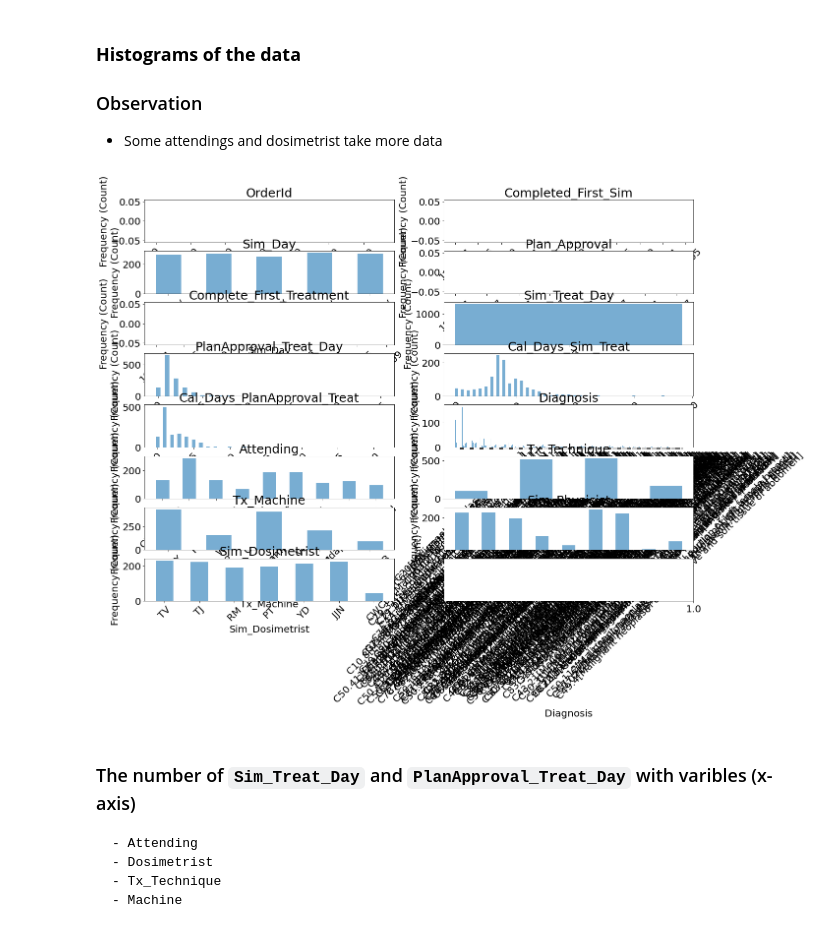
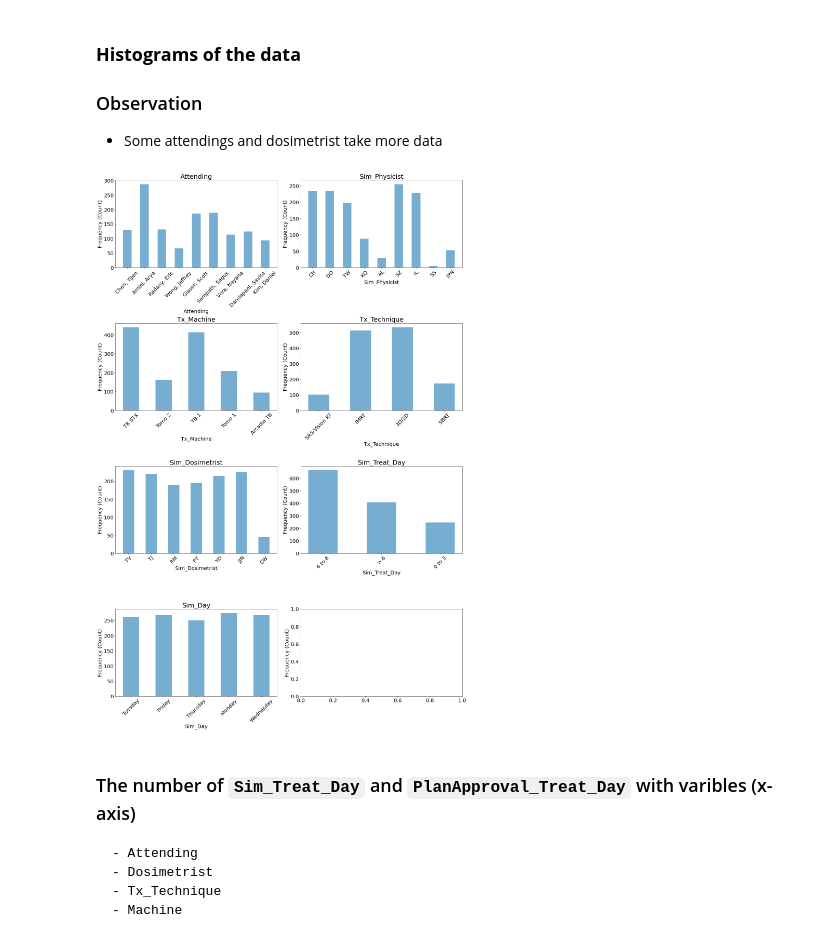
Before and after one commit to dudongsu/Clinic-Workflow-Mining, a Jupyter notebook: Workflow-Mining.ipynb, the cells around one changed output. Drawn from its saved outputs; the diff is of its cells as text; code cells hidden in the pictures.

```diff
--- a/Workflow-Mining.ipynb
+++ b/Workflow-Mining.ipynb
@@ -74,51 +74,44 @@ import matplotlib.pyplot as plt
 
 # first define a new dataframe
 df_hist = df_all_data.copy()
-
-'''
-df_hist = {
-    'Sim_Physicist': df_all_data['Sim_Physicist'].astype(str),
-    'Sim_Dosimetrist': df_all_data['Sim_Dosimetrist'].astype(str),
-    'Attending': df_all_data['Attending'].astype(str),
-    'Tx_Machine': df_all_data['Tx_Machine'].astype(str),
-    'Tx_Technique': df_all_data['Tx_Technique'].astype(str),
-    'Sim_Treat_Day': df_all_data['Sim_Treat_Day'].astype(int),
-    'Sim_Day': df_all_data['Sim_Day'].astype(str)}
-'''
+stats = ['Attending', 'Sim_Physicist', 'Tx_Machine','Tx_Technique', 'Sim_Dosimetrist', 'Sim_Treat_Day', 'Sim_Day']
+df_hist = df_hist[stats]
 
 
 # convert the 'Sim_Treat_Day' into different inverval [0,2], [3, 6], [7,]
 cond_1 = (df_hist['Sim_Treat_Day'] >= 0) & (df_hist['Sim_Treat_Day'] <= 3)
-cond_2 = df_hist['Sim_Treat_Day'] >= 4
+cond_2 = (df_hist['Sim_Treat_Day'] >= 4) & (df_hist['Sim_Treat_Day'] <= 6)
+cond_3 = df_hist['Sim_Treat_Day'] >= 7
 df_hist.loc[cond_1, 'Sim_Treat_Day'] = '0 to 3'
-df_hist.loc[cond_2 , 'Sim_Treat_Day'] = '0 to 3'
+df_hist.loc[cond_2 , 'Sim_Treat_Day'] = '4 to 6'
+df_hist.loc[cond_3 , 'Sim_Treat_Day'] = '> 6'
 
 n_att = len(df_hist.columns)
 col = 2
 row = int((n_att+1)/2)
 
 ## plot the hist
-fig, axs = plt.subplots(row,col, figsize = (20,15))
+fig, axs = plt.subplots(row,col, figsize = (20,30))
 
 for index, att in enumerate(list(df_hist.columns)):
     r = int(index/2)
     c = index%2
     axs[r,c].hist(list(df_hist[att]), bins = np.arange(len(pd.unique(list(df_hist[att])))+1)-0.5, rwidth = 0.5, alpha = 0.6)
     axs[r,c].set_title(att, fontsize = 25)
     axs[r,c].set_xlabel(att, fontsize =20)
     axs[r,c].tick_params(axis='x', labelrotation = 45)
 
 
 for ax in axs.flat:
     ax.set_ylabel('Frequency (Count)',fontsize = 20)
     ax.tick_params(axis='x', labelsize=20)
     ax.tick_params(axis='y', labelsize=20)
 
-#plt.tight_layout()
+plt.tight_layout()
 
 #plt.hist(df['Sim_Physicist'], align="right",bins = 8, rwidth = 0.5, alpha = 0.5)
 # %% [output]
-[figure, old version]
+[figure, new version]
 # %% [markdown]
 ### The number of `Sim_Treat_Day` and `PlanApproval_Treat_Day` with varibles (x-axis)
     - Attending
```
Also changed, not shown: parts of 16 cells of this notebook.
